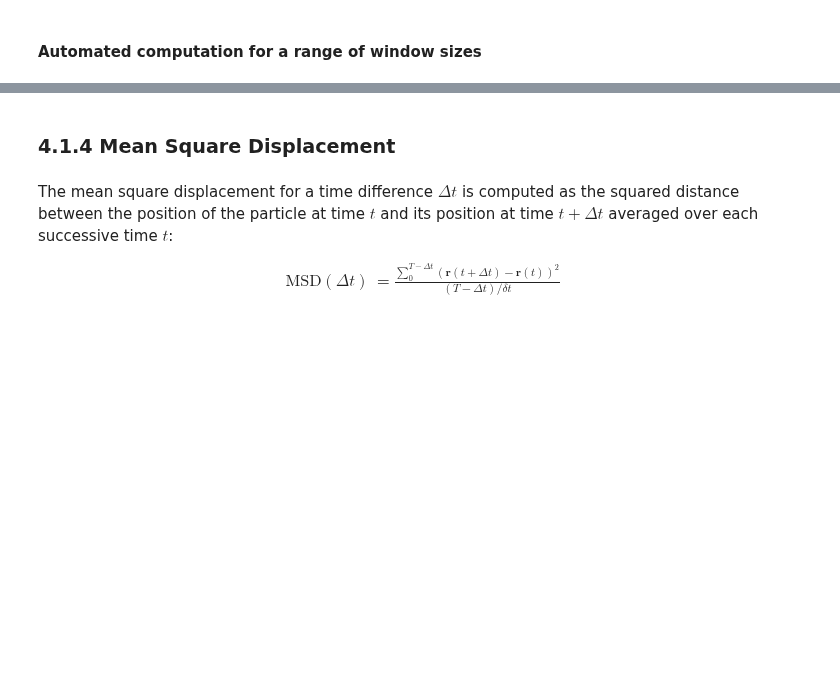
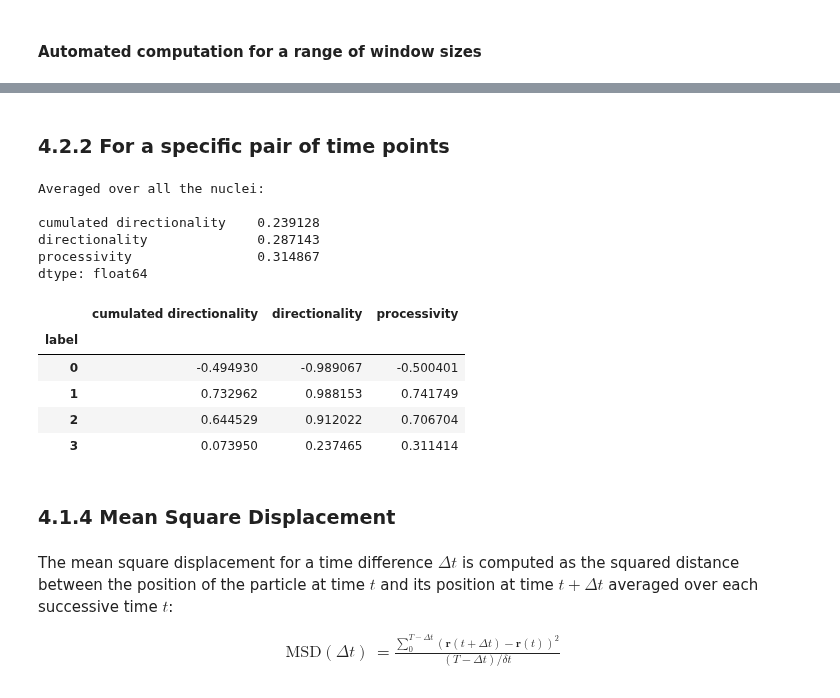
Before and after one commit to glyg/cell-tracker, a Jupyter notebook: notebooks/Analysis.ipynb, the cells around one changed output, grey strips where cells are left out. Saved outputs shown, nothing was run; the diff lists cells and outputs as text; code cells hidden in the pictures; blank space fills up the shorter version.

Commit message:
Translation quantification

```diff
--- a/notebooks/Analysis.ipynb
+++ b/notebooks/Analysis.ipynb
@@ -389 +434,8 @@ measures = {}
+# %%
+### Some initialisations
+cluster.do_pca()
+measures = {}
+
+### Set this to True if you want processivity to be negative for a backward moving nuclei
+signed=True
 # %% [markdown]
@@ -459,3 +528,34 @@ print('Saved measures to ', csv_name)
+# %% [markdown]
+### 4.2.2 For a specific pair of time points
+# %%
+frame0 = 1
+frame1 = 10
+p2p_measures = {}
+
+p2p_measures['processivity'] = ct.translation.p2p_processivity(cluster, frame0, frame1, signed=signed)
+p2p_measures['directionality'] = ct.translation.p2p_directionality(cluster, frame0, frame1)
+p2p_measures['cumulated directionality'] = ct.translation.p2p_cum_directionality(cluster, frame0, frame1)
+
+p2p_measures = pd.DataFrame.from_dict(p2p_measures).dropna()
+# %%
+print('''Averaged over all the nuclei:\n''')
+
+print(p2p_measures.mean(axis=0), '\n')
+
+p2p_measures
+# %% [output]
+Averaged over all the nuclei:
+
+cumulated directionality    0.239128
+directionality              0.287143
+processivity                0.314867
+dtype: float64
+|  | cumulated directionality | directionality | processivity |
+| label |  |  |  |
+| 0 | -0.494930 | -0.989067 | -0.500401 |
+| 1 | 0.732962 | 0.988153 | 0.741749 |
+| 2 | 0.644529 | 0.912022 | 0.706704 |
+| 3 | 0.073950 | 0.237465 | 0.311414 |
 # %% [markdown]
 ### 4.1.4 Mean Square Displacement
 # %% [markdown]
```
Also changed, not shown: parts of 26 cells of this notebook, 9 other files.
